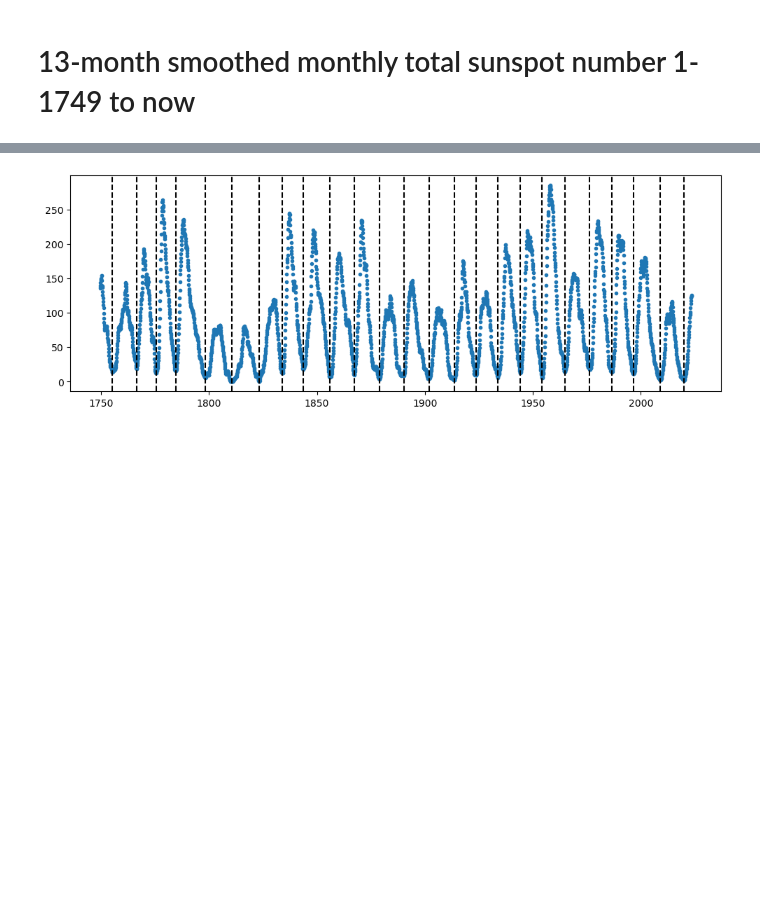
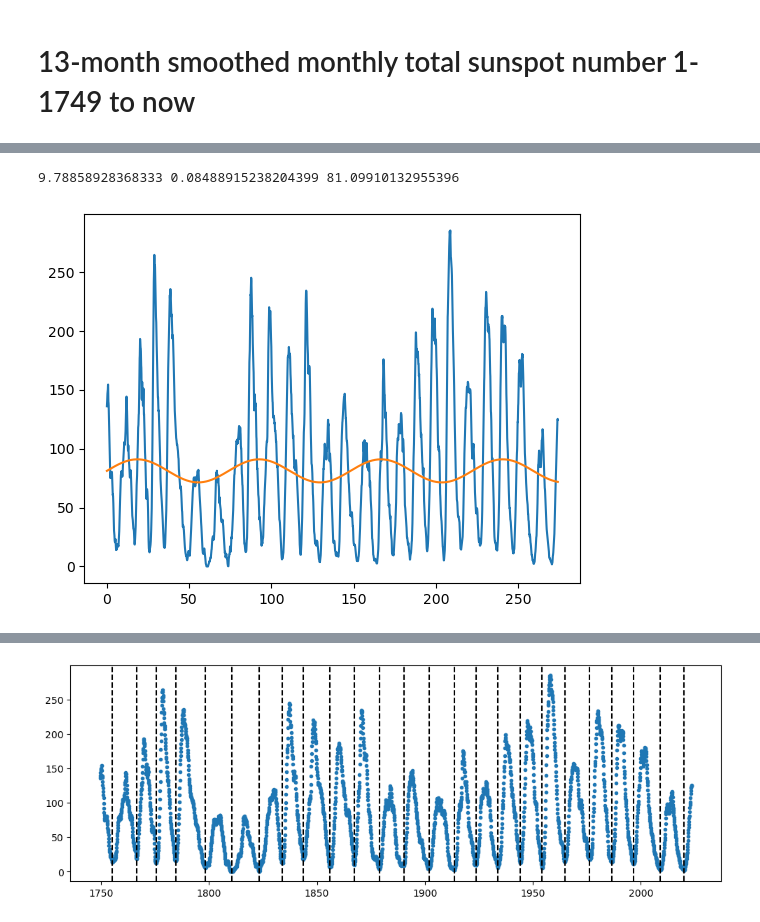
Before and after one commit to Focus9752/Solpletter_projekt, a Jupyter notebook: ok/Solpletanalyse.ipynb, the cells around one changed output, grey strips where cells are left out. Saved outputs shown, nothing was run; the diff lists cells and outputs as text; code cells hidden in the pictures; blank space fills up the shorter version.

```diff
--- a/ok/Solpletanalyse.ipynb
+++ b/ok/Solpletanalyse.ipynb
@@ -25,0 +77,16 @@ plt.plot(Dato_brøkdel , Monthly_smoothed_sunspot_number,'.')
+# %%
+def kurv(x,a,b,d):
+    return a*np.sin(b*x)+d
+
+par, cov = curve_fit(kurv, dato_s , Monthly_smoothed_sunspot_number, p0=[150,1/12,0])
+
+xx = np.linspace(0,dato_s[-1],1000)
+yy = kurv(xx, *par)
+
+plt.plot(dato_s,Monthly_smoothed_sunspot_number)
+plt.plot(xx,yy)
+
+print(*par)
+# %% [output]
+9.78858928368333 0.08488915238204399 81.09910132955396
+[figure, added]
```
Also changed, not shown: parts of 6 cells of this notebook.
